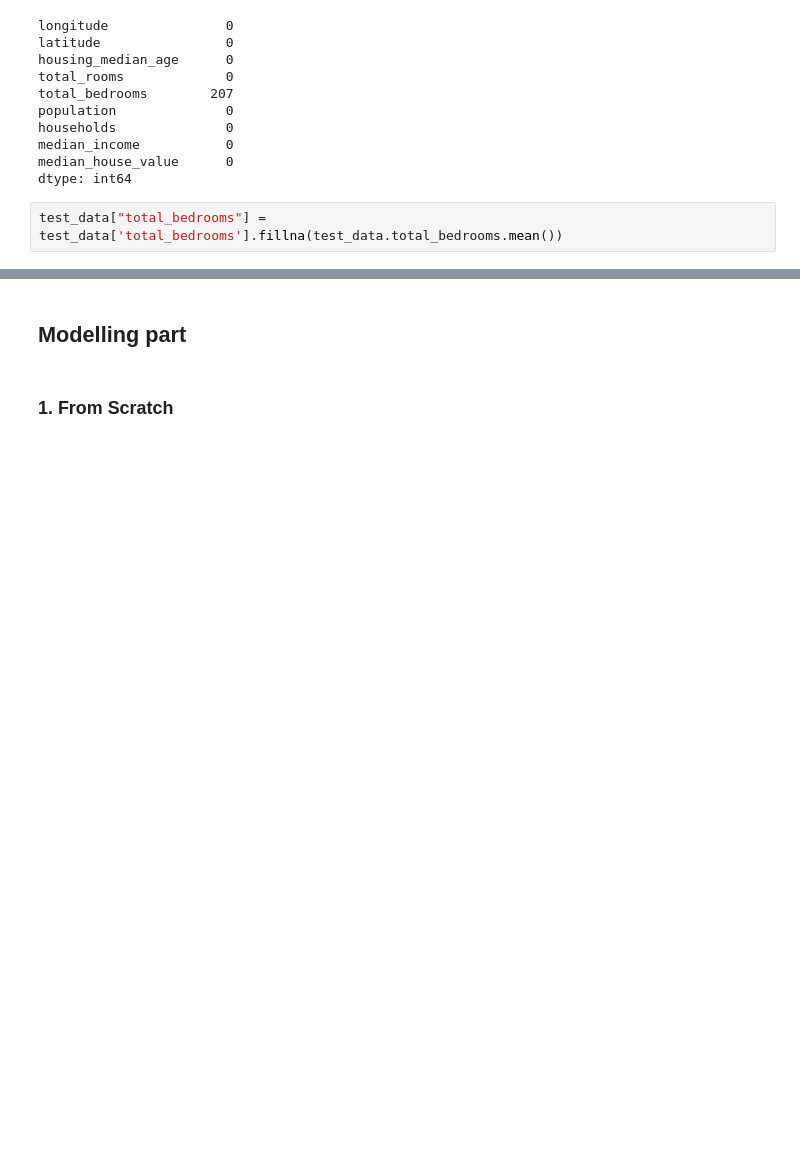
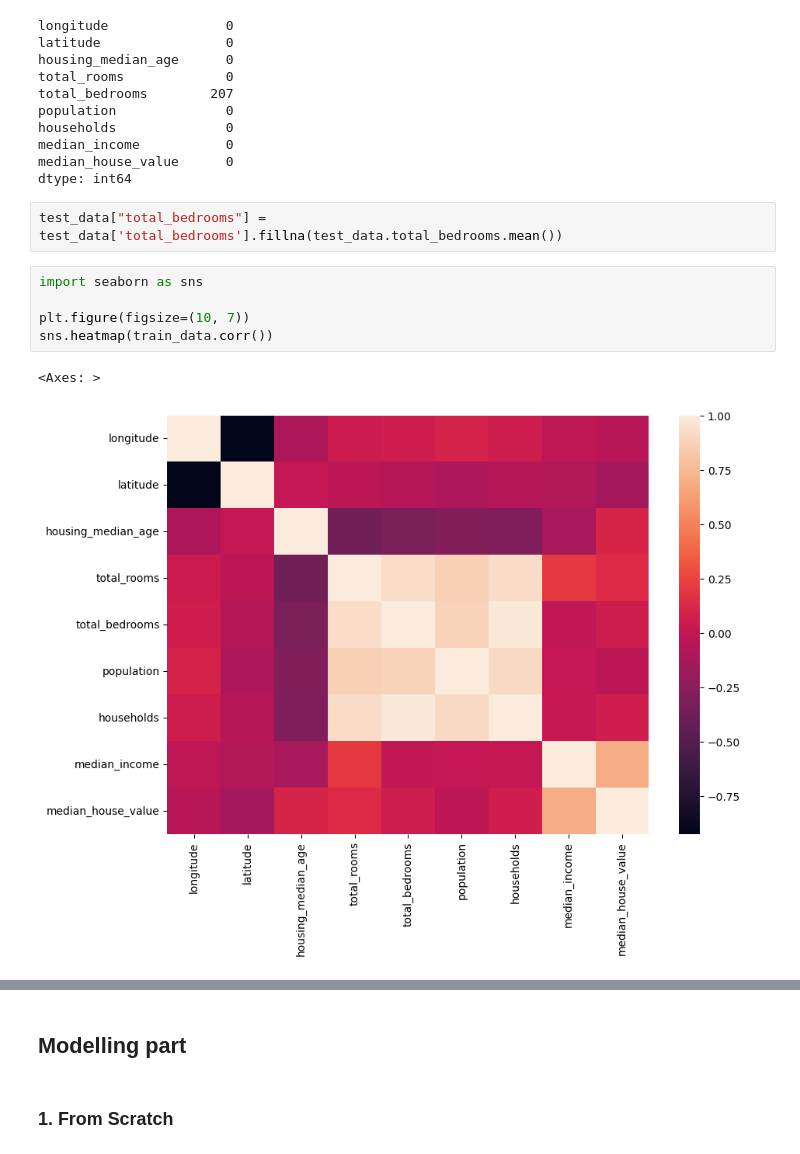
Before and after one commit to amulyaprasanth/ml_from_scratch, a Jupyter notebook: linear_regression.ipynb, the cells around one changed output, grey strips where cells are left out. Saved outputs shown, nothing was run; the diff lists cells and outputs as text; blank space fills up the shorter version.

```diff
--- a/linear_regression.ipynb
+++ b/linear_regression.ipynb
@@ -85,6 +85,14 @@ median_house_value      0
 dtype: int64
 # %%
 test_data["total_bedrooms"] = test_data['total_bedrooms'].fillna(test_data.total_bedrooms.mean())
+# %%
+import seaborn as sns
+
+plt.figure(figsize=(10, 7))
+sns.heatmap(train_data.corr())
+# %% [output]
+<Axes: >
+[figure, added]
 # %%
 # split the data into features and labels
 X_train, y_train = train_data.drop("median_house_value", axis=1), train_data["median_house_value"]
```
Also changed, not shown: parts of 6 cells of this notebook, 3 other files.
